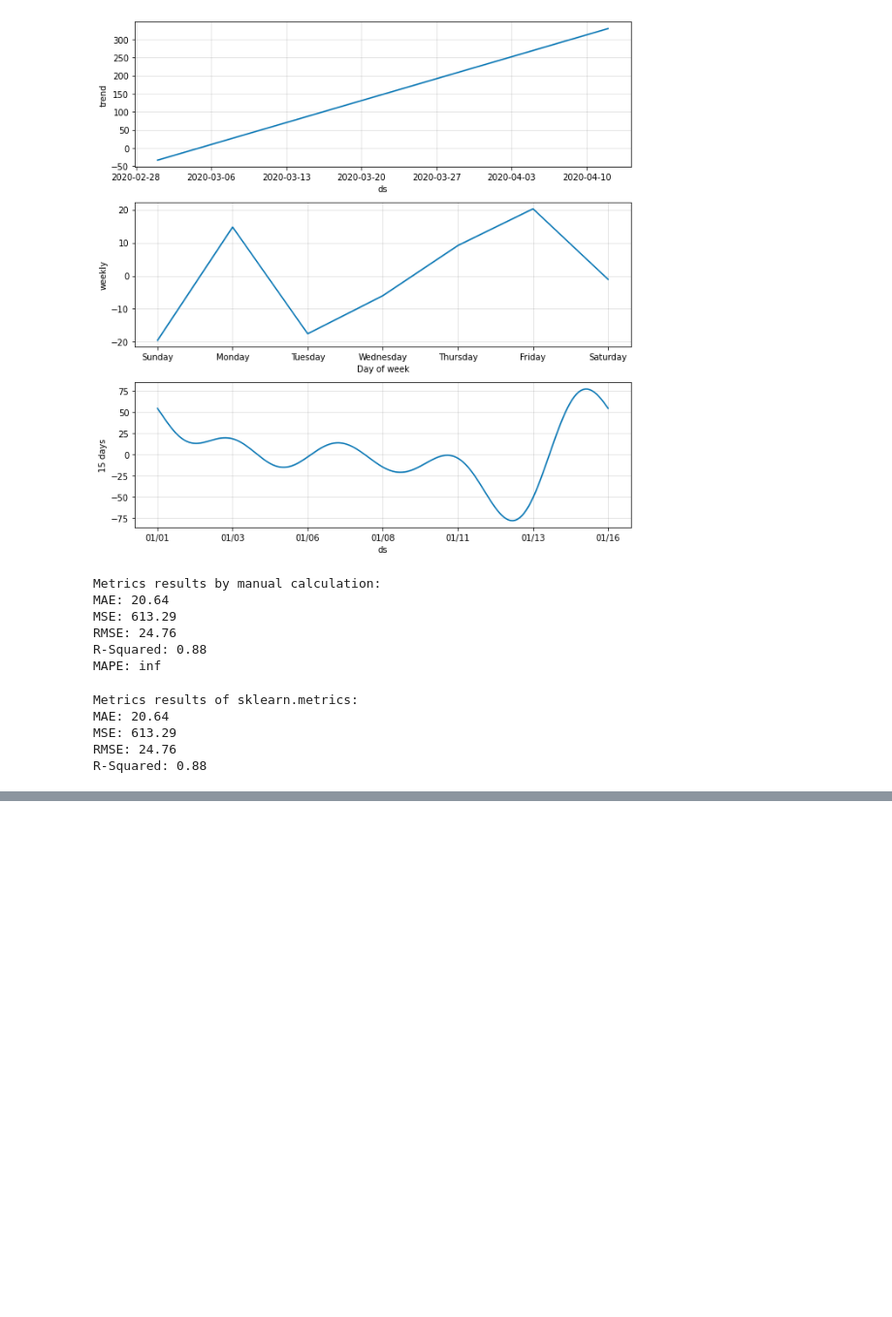
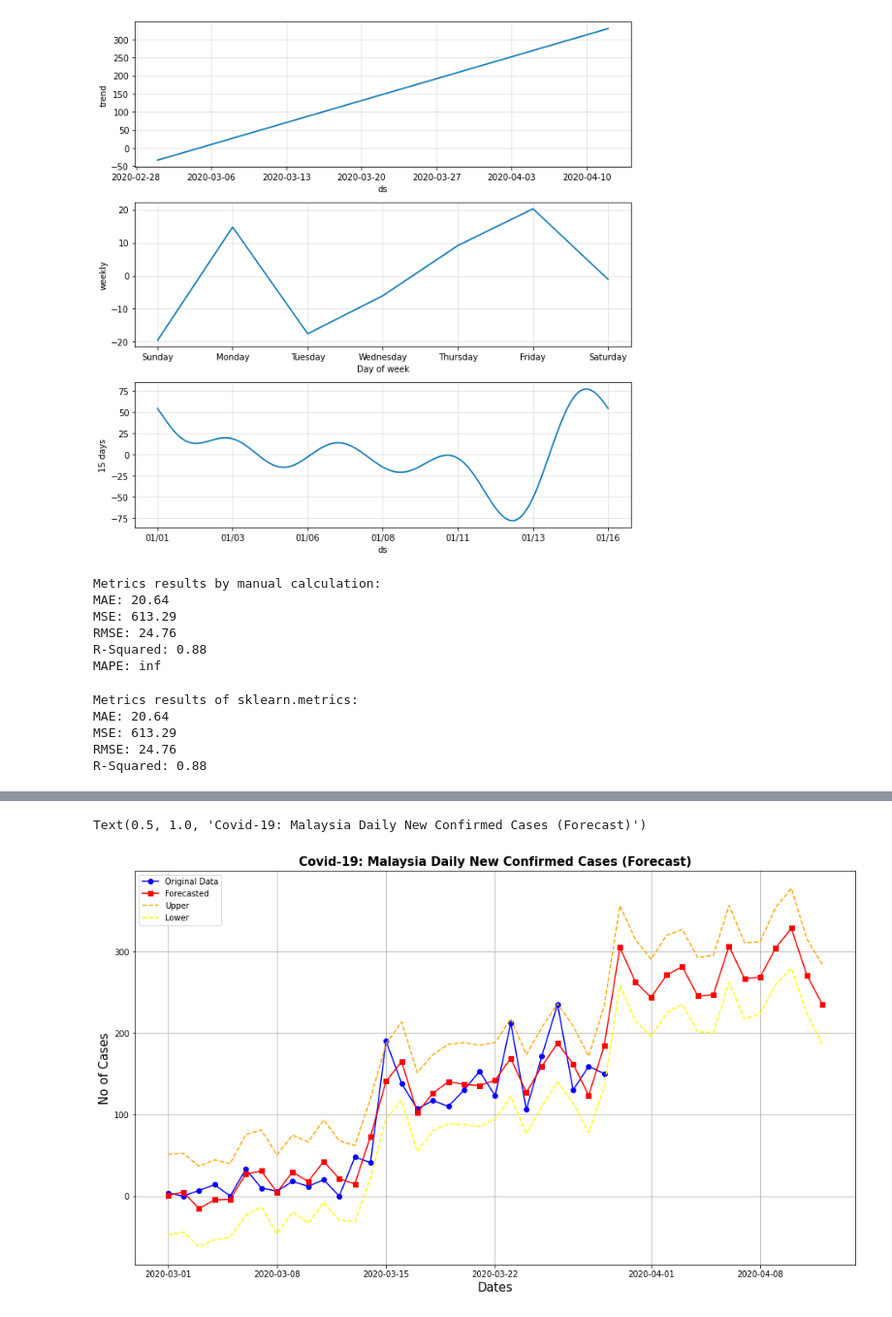
Before and after one commit to ashamril/ular_sawa_python, a Jupyter notebook: Malaysia_CoronaVirus_Covid_19_v5.ipynb, the cells around one changed output, grey strips where cells are left out. Shown at 97% size. Saved outputs shown, nothing was run; the diff lists cells and outputs as text; code cells hidden in the pictures; blank space fills up the shorter version.

```diff
--- a/Malaysia_CoronaVirus_Covid_19_v5.ipynb
+++ b/Malaysia_CoronaVirus_Covid_19_v5.ipynb
@@ -420,0 +431,14 @@ df_compare_forecast.tail(period + 1)
+# %%
+plt.figure(figsize = (16, 9))
+plt.plot(df_compare_forecast['y'], color='blue', label="Original Data", marker='o')
+plt.plot(df_compare_forecast['yhat'], color='red', label="Forecasted", marker='s')
+plt.plot(df_compare_forecast['yhat_upper'], color='orange', label="Upper", linestyle='dashed')
+plt.plot(df_compare_forecast['yhat_lower'], color='yellow', label="Lower", linestyle='dashed')
+plt.ylabel("No of Cases", fontsize=15)
+plt.xlabel("Dates", fontsize=15)
+plt.grid(True)
+plt.legend(loc=2)
+plt.title('Covid-19: Malaysia Daily New Confirmed Cases (Forecast)', fontweight='bold', fontsize=15)
+# %% [output]
+Text(0.5, 1.0, 'Covid-19: Malaysia Daily New Confirmed Cases (Forecast)')
+[figure, added]
```
Also changed, not shown: parts of 7 cells of this notebook.
